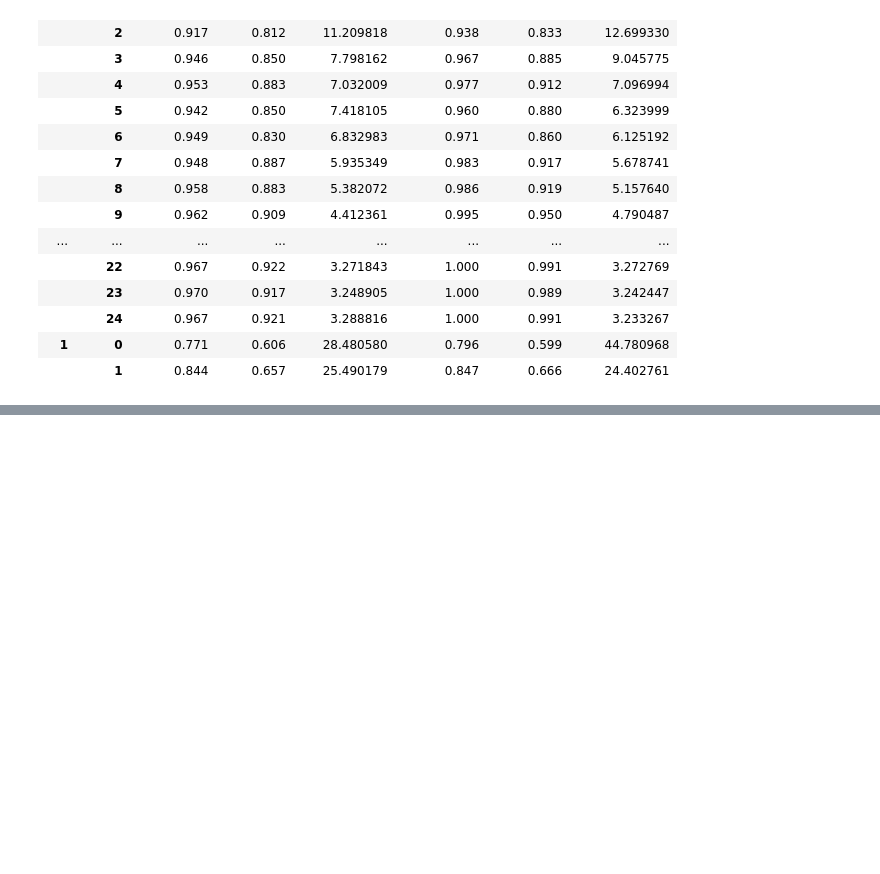
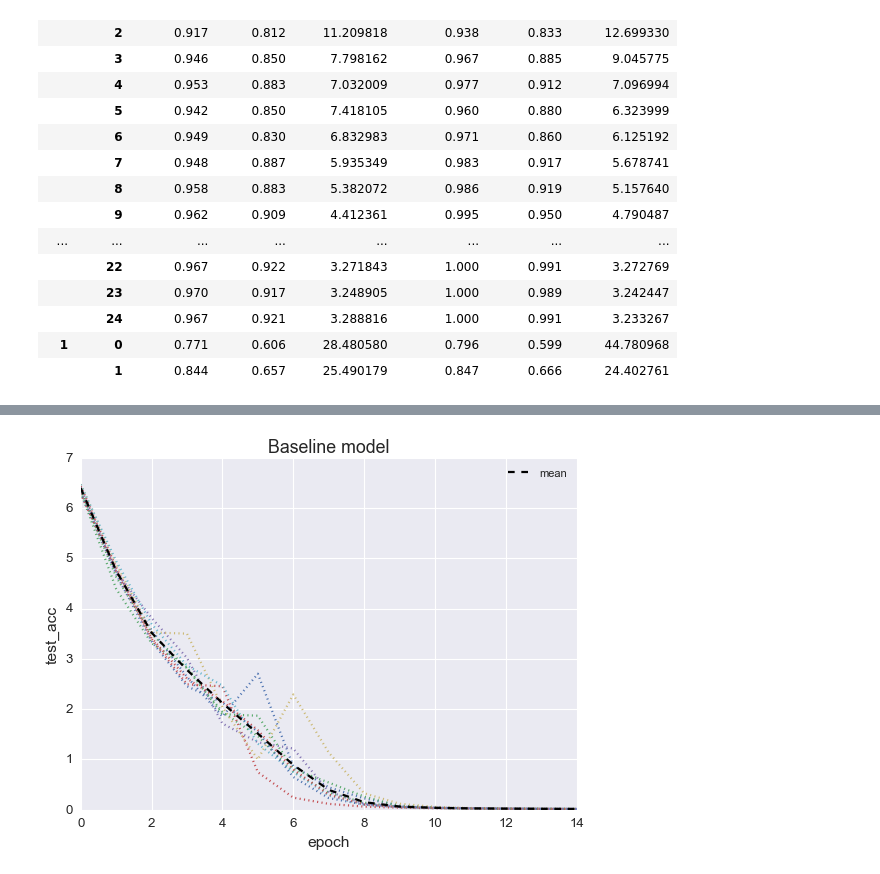
Before and after one commit to ReneDCDSL/DL_Final_Project, a Jupyter notebook: p1/plots.ipynb, the cells around one changed output, grey strips where cells are left out. Saved outputs shown, nothing was run; the diff lists cells and outputs as text; code cells hidden in the pictures; blank space fills up the shorter version.

```diff
--- a/p1/plots.ipynb
+++ b/p1/plots.ipynb
@@ -56,0 +107,9 @@ df_siam2.head(27)
+# %%
+plot_graph(model_data = df_base,
+           model_name = "Baseline model",
+           column_name = "train_acc_loss",
+           epochs = 15,
+           title_fontsize = 16,
+           axis_fontsize = 12)
+# %% [output]
+[figure, added]
```
Also changed, not shown: parts of 9 cells of this notebook.
